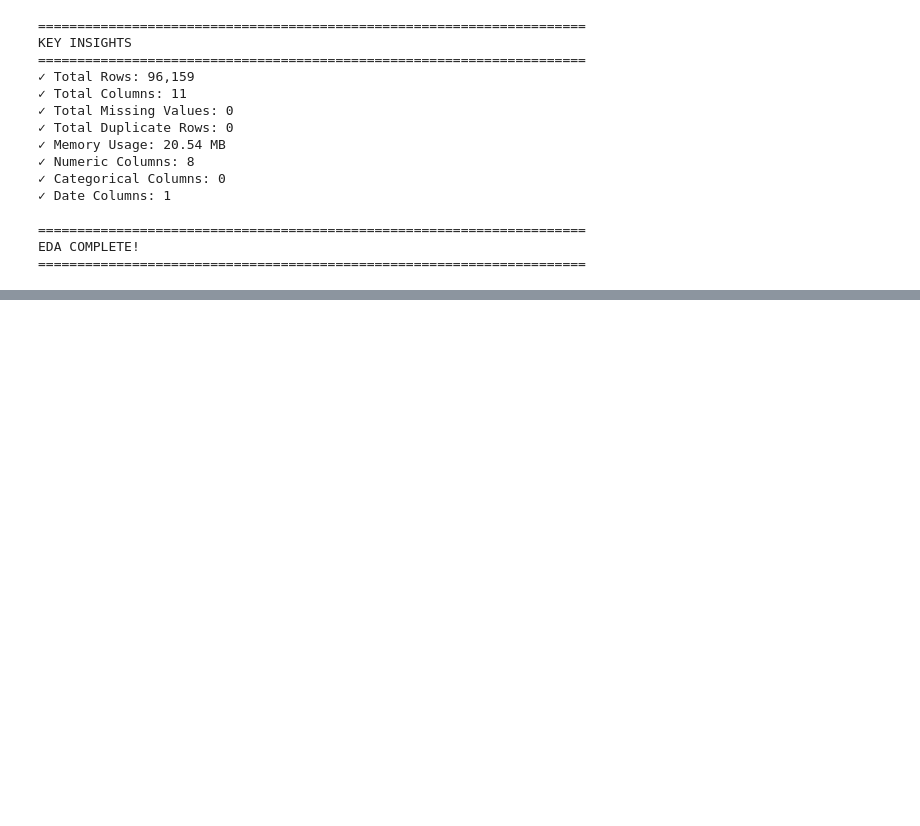
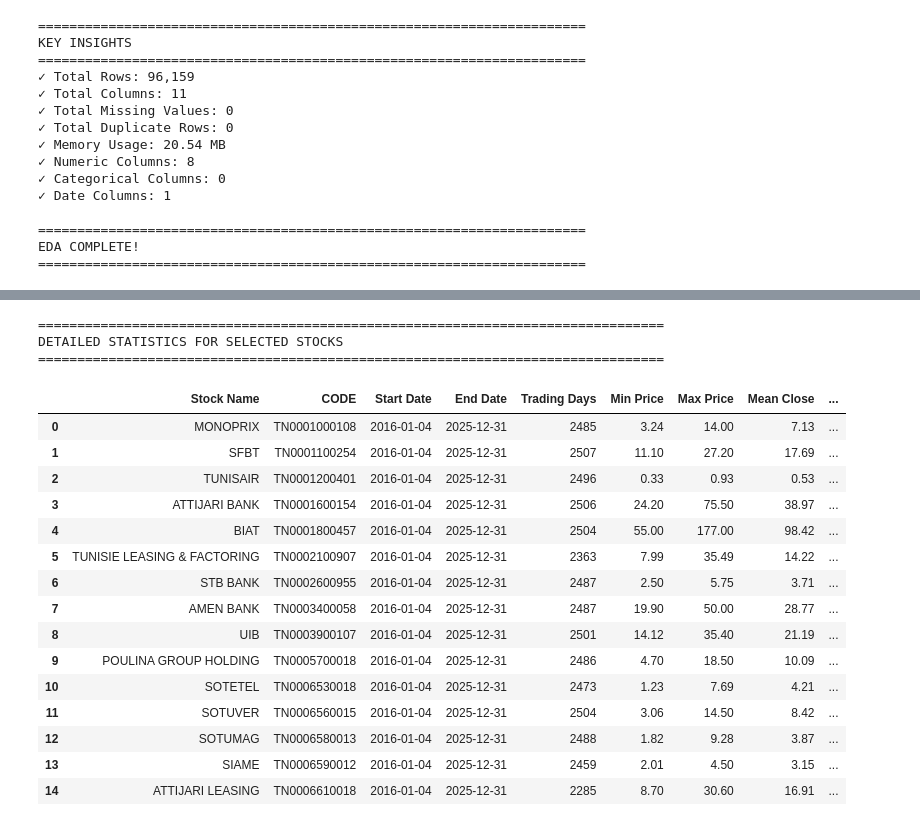
Before and after one commit to YassineBen-Yahia/TuniTrAIde, a Jupyter notebook: Forecasting/forecasting_notebook.ipynb, the cells around one changed output, grey strips where cells are left out. Cells and saved outputs as stored; diff of their text form; code cells hidden in the pictures; blank space fills up the shorter version.

```diff
--- a/Forecasting/forecasting_notebook.ipynb
+++ b/Forecasting/forecasting_notebook.ipynb
@@ -2840,0 +2884,48 @@ EDA COMPLETE!
+# %%
+# Collect detailed statistics for each stock in a DataFrame
+print("\n" + "="*80)
+print("DETAILED STATISTICS FOR SELECTED STOCKS")
+print("="*80)
+
+stats_list = []
+
+for code in sample_codes:
+    stock_data = dataset[dataset['CODE'] == code]
+    valeur = stock_data['VALEUR'].iloc[0]
+
+    stats_dict = {
+        'Stock Name': valeur,
+        'CODE': code,
+        'Start Date': stock_data['SEANCE'].min().strftime('%Y-%m-%d'),
+        'End Date': stock_data['SEANCE'].max().strftime('%Y-%m-%d'),
+        'Trading Days': len(stock_data),
+        'Min Price': f"{stock_data['CLOTURE'].min():.2f}",
+        'Max Price': f"{stock_data['CLOTURE'].max():.2f}",
+        'Mean Close': f"{stock_data['CLOTURE'].mean():.2f}",
+        'Total Volume': f"{stock_data['QUANTITE_NEGOCIEE'].sum():,.0f}"
+    }
+    stats_list.append(stats_dict)
+
+# Create DataFrame and display
+stats_df = pd.DataFrame(stats_list)
+display(stats_df)
+# %% [output]
+================================================================================
+DETAILED STATISTICS FOR SELECTED STOCKS
+================================================================================
+|  | Stock Name | CODE | Start Date | End Date | Trading Days | Min Price | Max Price | Mean Close | ... |
+| 0 | MONOPRIX | TN0001000108 | 2016-01-04 | 2025-12-31 | 2485 | 3.24 | 14.00 | 7.13 | ... |
+| 1 | SFBT | TN0001100254 | 2016-01-04 | 2025-12-31 | 2507 | 11.10 | 27.20 | 17.69 | ... |
+| 2 | TUNISAIR | TN0001200401 | 2016-01-04 | 2025-12-31 | 2496 | 0.33 | 0.93 | 0.53 | ... |
+| 3 | ATTIJARI BANK | TN0001600154 | 2016-01-04 | 2025-12-31 | 2506 | 24.20 | 75.50 | 38.97 | ... |
+| 4 | BIAT | TN0001800457 | 2016-01-04 | 2025-12-31 | 2504 | 55.00 | 177.00 | 98.42 | ... |
+| 5 | TUNISIE LEASING & FACTORING | TN0002100907 | 2016-01-04 | 2025-12-31 | 2363 | 7.99 | 35.49 | 14.22 | ... |
+| 6 | STB BANK | TN0002600955 | 2016-01-04 | 2025-12-31 | 2487 | 2.50 | 5.75 | 3.71 | ... |
+| 7 | AMEN BANK | TN0003400058 | 2016-01-04 | 2025-12-31 | 2487 | 19.90 | 50.00 | 28.77 | ... |
+| 8 | UIB | TN0003900107 | 2016-01-04 | 2025-12-31 | 2501 | 14.12 | 35.40 | 21.19 | ... |
+| 9 | POULINA GROUP HOLDING | TN0005700018 | 2016-01-04 | 2025-12-31 | 2486 | 4.70 | 18.50 | 10.09 | ... |
+| 10 | SOTETEL | TN0006530018 | 2016-01-04 | 2025-12-31 | 2473 | 1.23 | 7.69 | 4.21 | ... |
+| 11 | SOTUVER | TN0006560015 | 2016-01-04 | 2025-12-31 | 2504 | 3.06 | 14.50 | 8.42 | ... |
+| 12 | SOTUMAG | TN0006580013 | 2016-01-04 | 2025-12-31 | 2488 | 1.82 | 9.28 | 3.87 | ... |
+| 13 | SIAME | TN0006590012 | 2016-01-04 | 2025-12-31 | 2459 | 2.01 | 4.50 | 3.15 | ... |
+| 14 | ATTIJARI LEASING | TN0006610018 | 2016-01-04 | 2025-12-31 | 2285 | 8.70 | 30.60 | 16.91 | ... |
```
Also changed, not shown: parts of 27 cells of this notebook.
